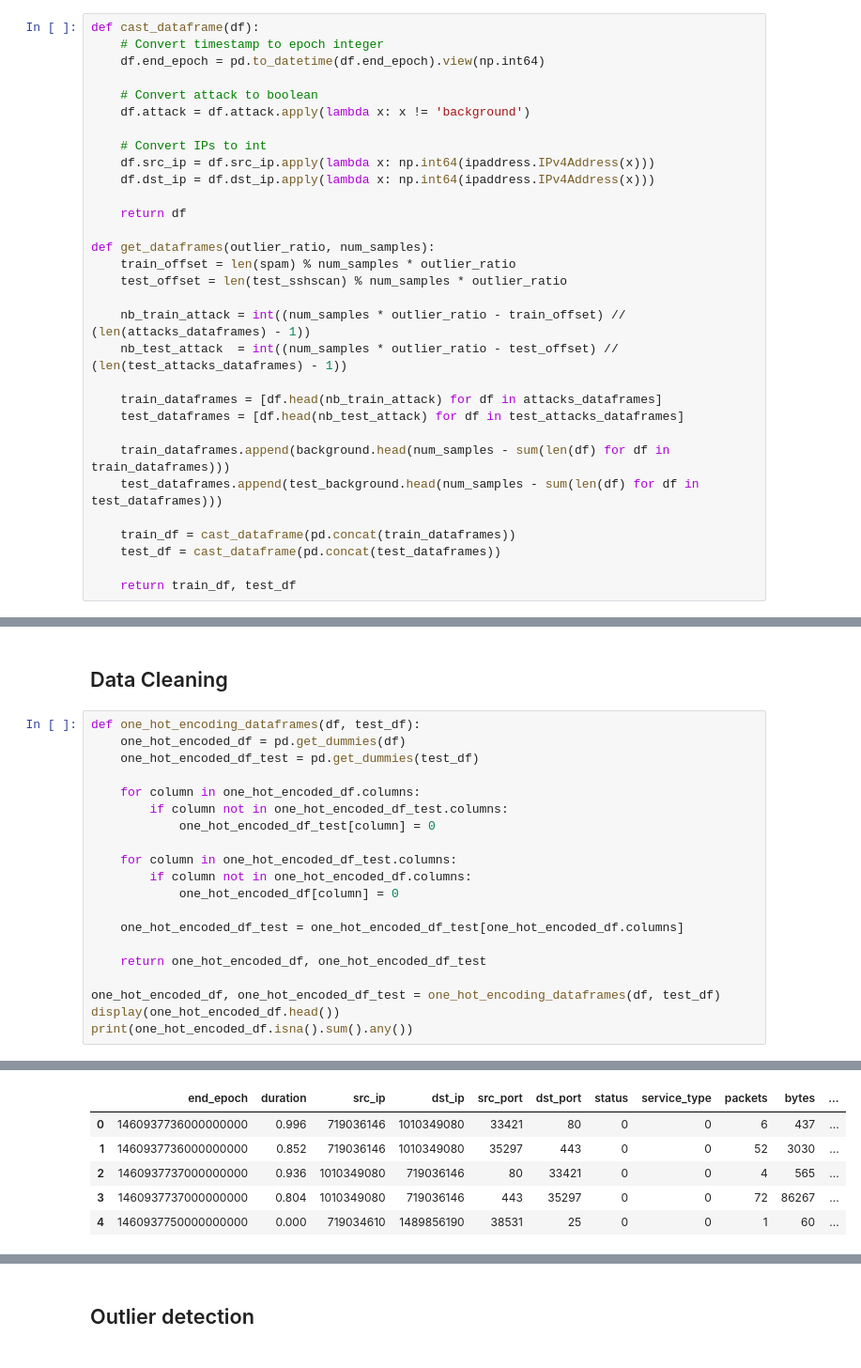
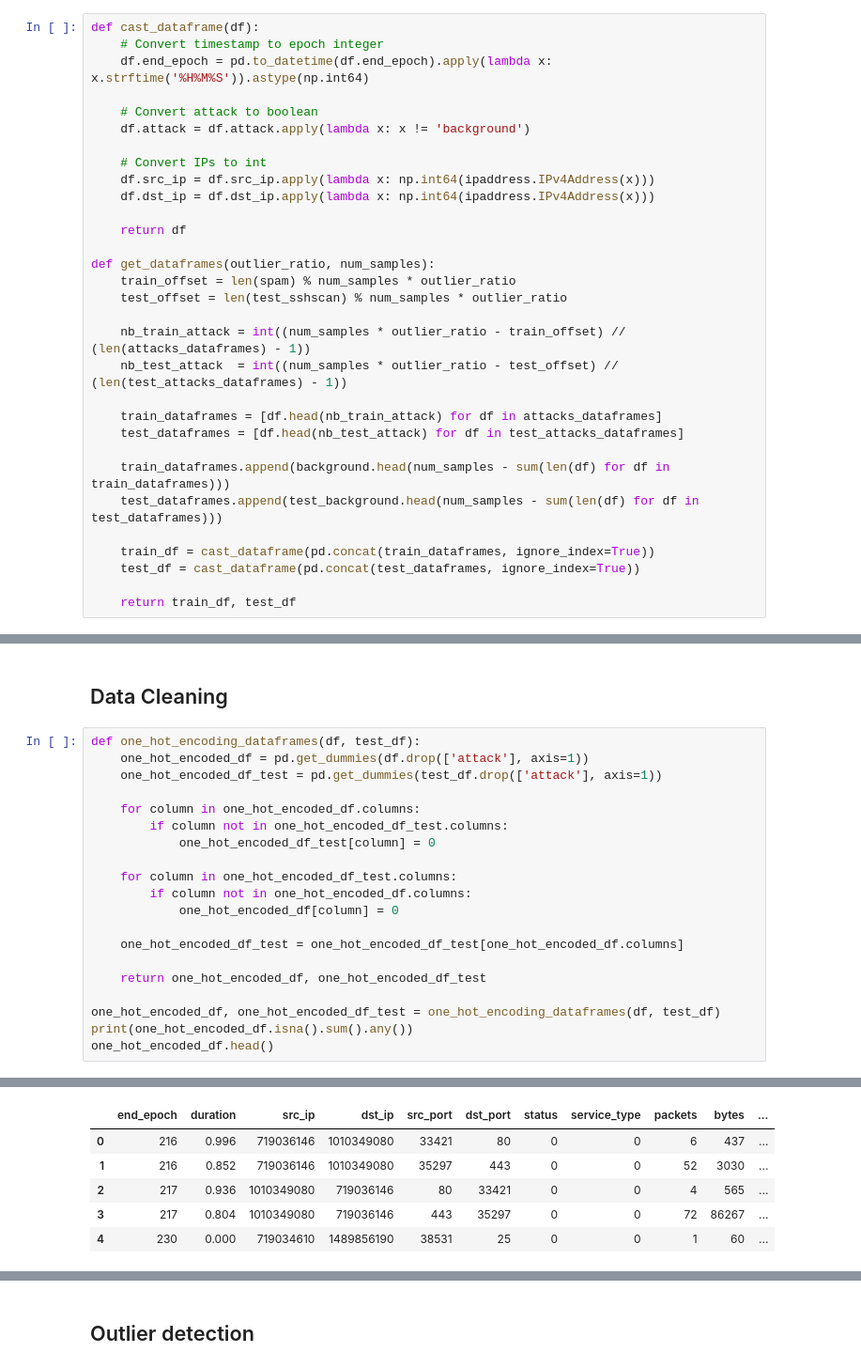
Before and after one commit to Leiyks/MLSECU, a Jupyter notebook: mlsecu.ipynb, the cells around one changed output, grey strips where cells are left out. Shown at 94% size. Drawn from its saved outputs; the diff is of its cells as text.

```diff
--- a/mlsecu.ipynb
+++ b/mlsecu.ipynb
@@ -39,7 +39,7 @@ test_attacks_dataframes = [test_blacklist, test_sshscan, test_botnet, test_scan1
 # %%
 def cast_dataframe(df):
     # Convert timestamp to epoch integer
-    df.end_epoch = pd.to_datetime(df.end_epoch).view(np.int64)
+    df.end_epoch = pd.to_datetime(df.end_epoch).apply(lambda x: x.strftime('%H%M%S')).astype(np.int64)
 
     # Convert attack to boolean
     df.attack = df.attack.apply(lambda x: x != 'background')
@@ -63,8 +63,8 @@ def get_dataframes(outlier_ratio, num_samples):
     train_dataframes.append(background.head(num_samples - sum(len(df) for df in train_dataframes)))
     test_dataframes.append(test_background.head(num_samples - sum(len(df) for df in test_dataframes)))
 
-    train_df = cast_dataframe(pd.concat(train_dataframes))
-    test_df = cast_dataframe(pd.concat(test_dataframes))
+    train_df = cast_dataframe(pd.concat(train_dataframes, ignore_index=True))
+    test_df = cast_dataframe(pd.concat(test_dataframes, ignore_index=True))
 
     return train_df, test_df
 # %%
@@ -160,8 +175,8 @@ show3D_flow_exchanges(df[df.attack], 'duration', 'dst_port', 'bytes', 'Represent
 ## Data Cleaning
 # %%
 def one_hot_encoding_dataframes(df, test_df):
-    one_hot_encoded_df = pd.get_dummies(df)
-    one_hot_encoded_df_test = pd.get_dummies(test_df)
+    one_hot_encoded_df = pd.get_dummies(df.drop(['attack'], axis=1))
+    one_hot_encoded_df_test = pd.get_dummies(test_df.drop(['attack'], axis=1))
 
     for column in one_hot_encoded_df.columns:
         if column not in one_hot_encoded_df_test.columns:
@@ -176,6 +191,6 @@ def one_hot_encoding_dataframes(df, test_df):
     return one_hot_encoded_df, one_hot_encoded_df_test
 
 one_hot_encoded_df, one_hot_encoded_df_test = one_hot_encoding_dataframes(df, test_df)
-display(one_hot_encoded_df.head())
 print(one_hot_encoded_df.isna().sum().any())
+one_hot_encoded_df.head()
 # %% [output]
@@ -182,6 +198,6 @@ print(one_hot_encoded_df.isna().sum().any())
 |  | end_epoch | duration | src_ip | dst_ip | src_port | dst_port | status | service_type | packets | bytes | ... |
-| 0 | 1460937736000000000 | 0.996 | 719036146 | 1010349080 | 33421 | 80 | 0 | 0 | 6 | 437 | ... |
-| 1 | 1460937736000000000 | 0.852 | 719036146 | 1010349080 | 35297 | 443 | 0 | 0 | 52 | 3030 | ... |
-| 2 | 1460937737000000000 | 0.936 | 1010349080 | 719036146 | 80 | 33421 | 0 | 0 | 4 | 565 | ... |
-| 3 | 1460937737000000000 | 0.804 | 1010349080 | 719036146 | 443 | 35297 | 0 | 0 | 72 | 86267 | ... |
-| 4 | 1460937750000000000 | 0.000 | 719034610 | 1489856190 | 38531 | 25 | 0 | 0 | 1 | 60 | ... |
+| 0 | 216 | 0.996 | 719036146 | 1010349080 | 33421 | 80 | 0 | 0 | 6 | 437 | ... |
+| 1 | 216 | 0.852 | 719036146 | 1010349080 | 35297 | 443 | 0 | 0 | 52 | 3030 | ... |
+| 2 | 217 | 0.936 | 1010349080 | 719036146 | 80 | 33421 | 0 | 0 | 4 | 565 | ... |
+| 3 | 217 | 0.804 | 1010349080 | 719036146 | 443 | 35297 | 0 | 0 | 72 | 86267 | ... |
+| 4 | 230 | 0.000 | 719034610 | 1489856190 | 38531 | 25 | 0 | 0 | 1 | 60 | ... |
```
Also changed, not shown: parts of 14 cells of this notebook.
